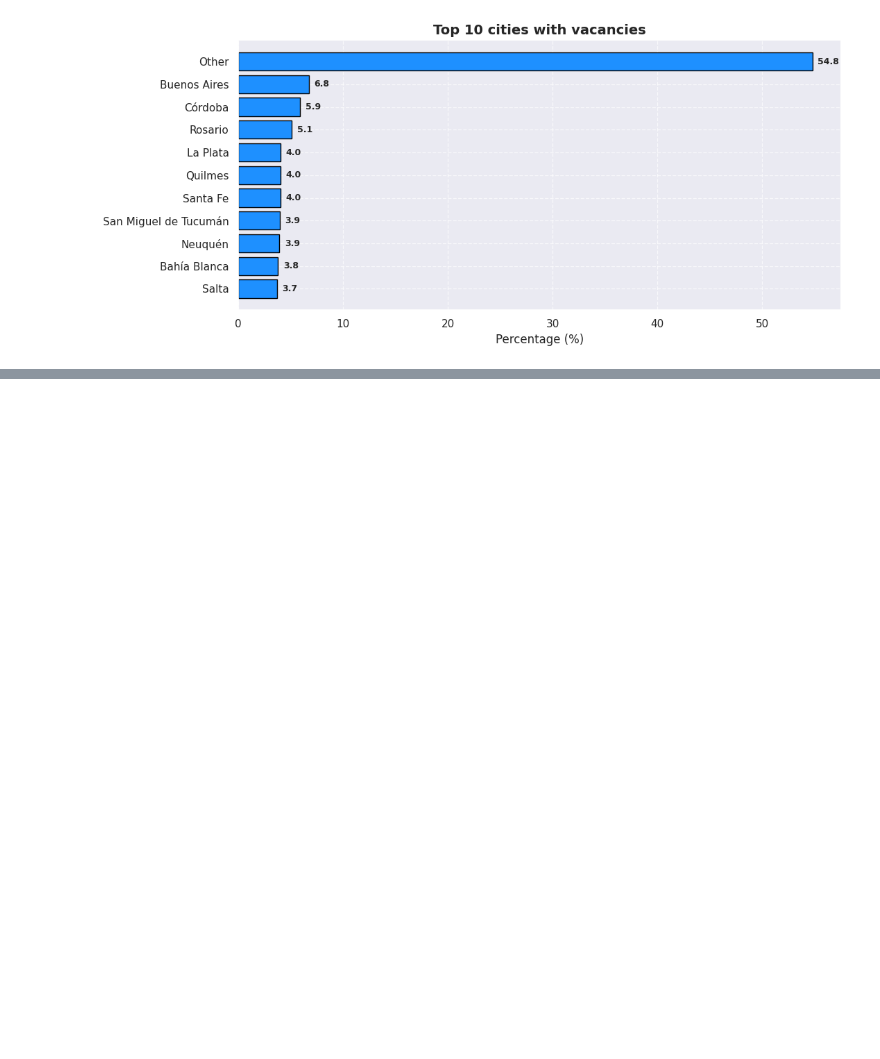
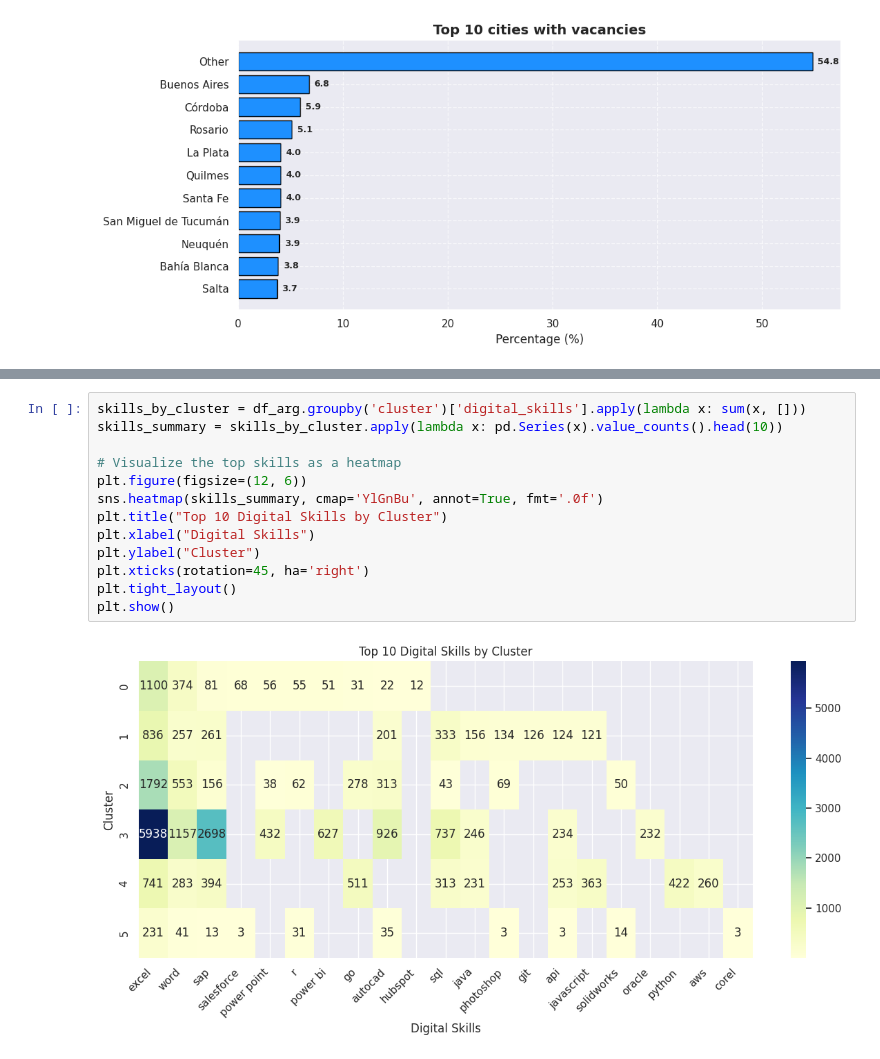
Before and after one commit to etorresram/Clustering-Job-Postings-and-Skills-Identificaiton, a Jupyter notebook: job_postings.ipynb, the cells around one changed output, grey strips where cells are left out. Cells and saved outputs as stored; diff of their text form; blank space fills up the shorter version.

```diff
--- a/job_postings.ipynb
+++ b/job_postings.ipynb
@@ -250,0 +540,15 @@ plt.show()
+# %%
+skills_by_cluster = df_arg.groupby('cluster')['digital_skills'].apply(lambda x: sum(x, []))
+skills_summary = skills_by_cluster.apply(lambda x: pd.Series(x).value_counts().head(10))
+
+# Visualize the top skills as a heatmap
+plt.figure(figsize=(12, 6))
+sns.heatmap(skills_summary, cmap='YlGnBu', annot=True, fmt='.0f')
+plt.title("Top 10 Digital Skills by Cluster")
+plt.xlabel("Digital Skills")
+plt.ylabel("Cluster")
+plt.xticks(rotation=45, ha='right')
+plt.tight_layout()
+plt.show()
+# %% [output]
+[figure, added]
```
Also changed, not shown: parts of 43 cells of this notebook.
